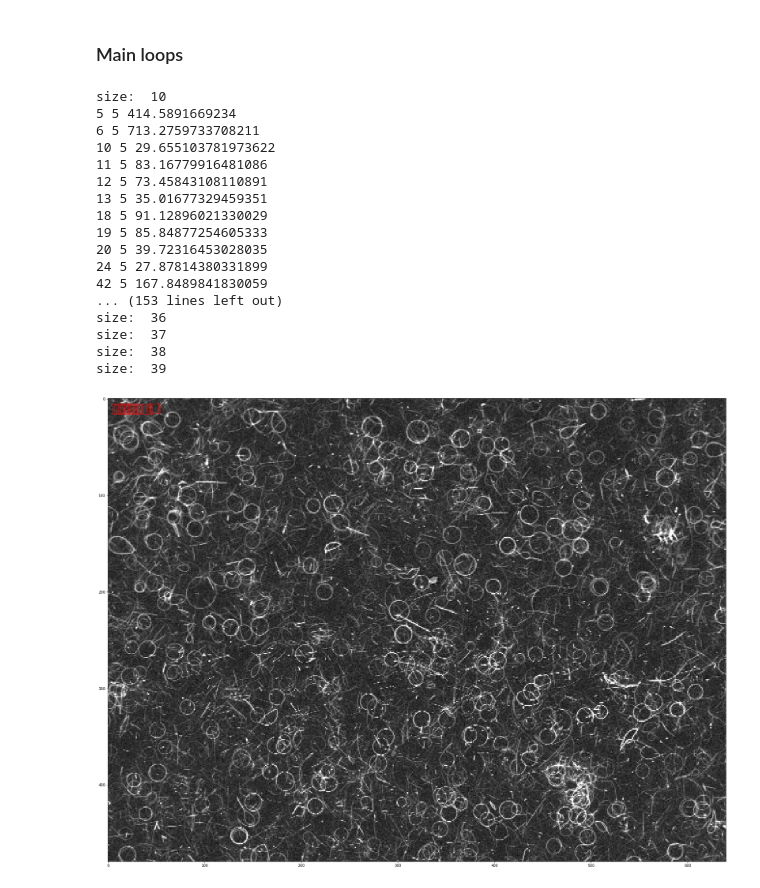
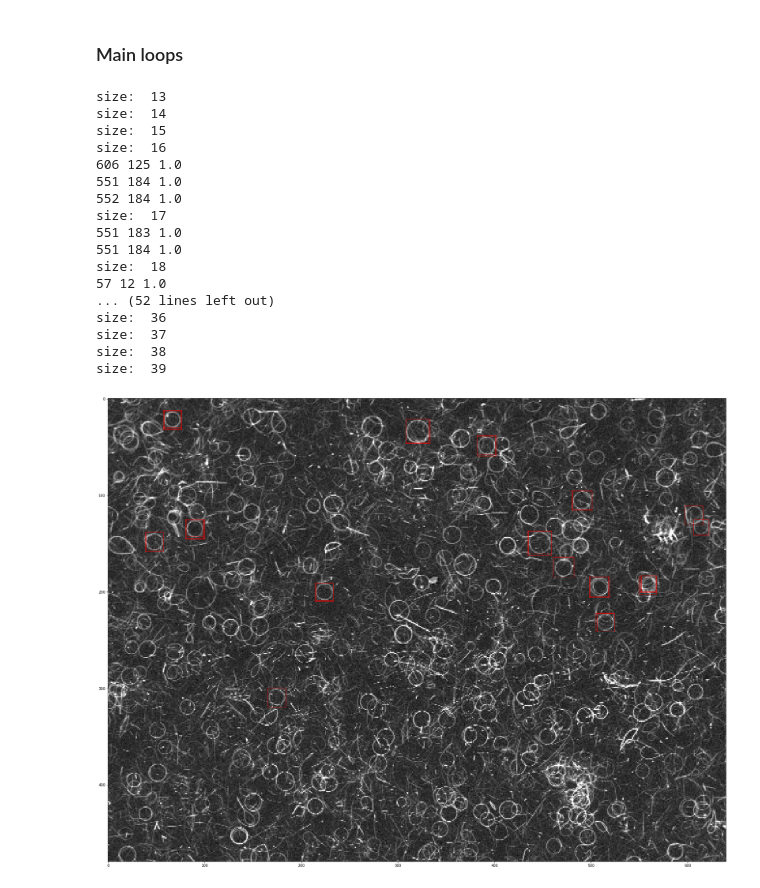
Before and after one commit to andrew-veriga/MathForML, a Jupyter notebook: ConvolutionalCoffieCircles.ipynb, the cells around one changed output. Cells and saved outputs as stored; diff of their text form; code cells hidden in the pictures.

```diff
--- a/ConvolutionalCoffieCircles.ipynb
+++ b/ConvolutionalCoffieCircles.ipynb
@@ -80,15 +78,10 @@ def isCircleFound(_box, _mask):
 
   brightness = (lambda arr: np.average(arr-np.min(_box)))#/(np.max(arr)-np.min(box))))
   if _DEBUG_:
-    print (brightness(_box[_mask]))
-    print (brightness(_box[~_mask]))
-  if ((brightness(_box[_mask]) - brightness(_box[~_mask])) > Contrast and np.var(_box[_mask]) < Variance):
-    print (brightness(_box[_mask]))
-    print (brightness(_box[~_mask]))
-    print(np.var(_box[_mask]))
-    return True
-  else:
-    return False
+    print ('ring brightness', brightness(_box[_mask]))
+    print ('back brightness', brightness(_box[~_mask]))
+    print('ring variance', np.var(_box[_mask]))
+  return ((brightness(_box[_mask]) - brightness(_box[~_mask])) > Contrast and np.var(_box[_mask]) < Variance)
 # %% [markdown]
 ###function getMask
 create square matrix of boolean as a ring of Trues inscribed in a square of Falses
@@ -296,6 +320,8 @@ print(np.min(sub_matrices,axis=(2,3)).shape)
 # %% [output]
 (48, 90)
 (48, 90)
+# %%
+ImageSize=Image.shape
 # %%
 #https://stackoverflow.com/questions/43086557/convolve2d-just-by-using-numpy
 def mask_conv(_mask):
@@ -315,16 +341,17 @@ def mask_conv(_mask):
 
   brightness = (lambda arr, msk: np.average(arr[:,:,msk],axis=2)-np.min(arr,axis=(2,3)))#/(np.max(arr)-np.min(box))))
 
-  m = (brightness(sub_matrices,_mask) - brightness(sub_matrices,~_mask))/(mask_size * np.var(sub_matrices[:,:,_mask],axis=2)) / np.var(sub_matrices,axis=(2,3)) # > Contrast #and np.var(_box[_mask]) < Variance):
+  m = np.logical_and(np.greater((brightness(sub_matrices,_mask) - brightness(sub_matrices,~_mask)),Contrast), np.less(np.var(sub_matrices[:,:,_mask],axis=2), Variance)) #/ np.var(sub_matrices,axis=(2,3)) # > Contrast #and np.var(_box[_mask]) < Variance):
 
 
   # m=np.sum(np.multiply(sub_matrices,_mask), axis=(2,3))/(mask_size**2)
   # m = np.einsum('ij,klij->kl',_mask,sub_matrices)/mask_size**2
   return m
 # %%
+MinSize=13
 ConvMatrices = np.empty((0,ImageSize[0],ImageSize[1]))
 for size in range(MinSize,MaxSize):
-  mask = getMask( size, 0.8 )
+  mask = getMask( size, 1 )
   #print('size '+str(size))
   res = mask_conv(mask)
   ConvMatrices= np.concatenate((ConvMatrices, np.reshape(res,(1,ImageSize[0],ImageSize[1]))),axis=0)
@@ -363,43 +390,43 @@ np.save('ConvMatrices', ConvMatrices)
 # %%
 Contrast=0.17
 import matplotlib.patches as patches
 # plt.ioff()
 fig, ax = plt.subplots(figsize=(32, 24))
 ax.imshow(Image,cmap=plt.get_cmap('gray') )
 # Create a Rectangle patch
 
 cnt=0
 for size in range(MinSize,MaxSize):
   print('size: ',size)
   convs = ConvMatrices[size-MinSize,size//2:-size//2,size//2:-size//2]
   for i in range(size//2,convs.shape[0]-size//2):
     y= i
     for j in range(size//2, convs.shape[1]-size//2):
       x = j
-      if (convs[i,j]>22):
+      if (convs[i,j]):
         print(x, y, convs[i,j])
         cnt+=1
-        if (cnt>25):
+        if (cnt>50):
           break
         rect = patches.Rectangle((x,y),size,size,linewidth=1,edgecolor='r',facecolor='none')
         ax.add_patch(rect)
 plt.show()
 # %% [output]
-size:  10
-5 5 414.5891669234
-6 5 713.2759733708211
-10 5 29.655103781973622
-11 5 83.16779916481086
-12 5 73.45843108110891
-13 5 35.01677329459351
-18 5 91.12896021330029
-19 5 85.84877254605333
-20 5 39.72316453028035
-24 5 27.87814380331899
-42 5 167.8489841830059
-... (153 lines left out)
+size:  13
+size:  14
+size:  15
+size:  16
+606 125 1.0
+551 184 1.0
+552 184 1.0
+size:  17
+551 183 1.0
+551 184 1.0
+size:  18
+57 12 1.0
+... (52 lines left out)
 size:  36
 size:  37
 size:  38
 size:  39
-[figure, old version]
+[figure, new version]
```
Also changed, not shown: parts of 7 cells of this notebook.
